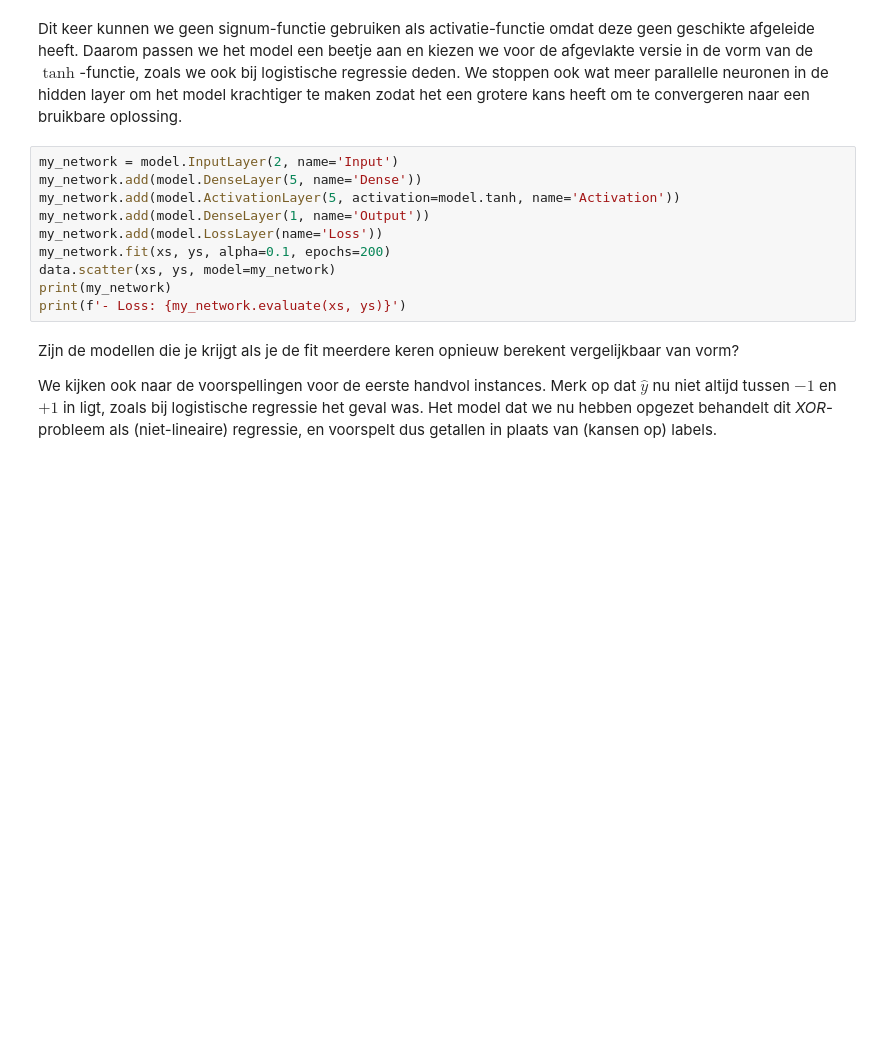
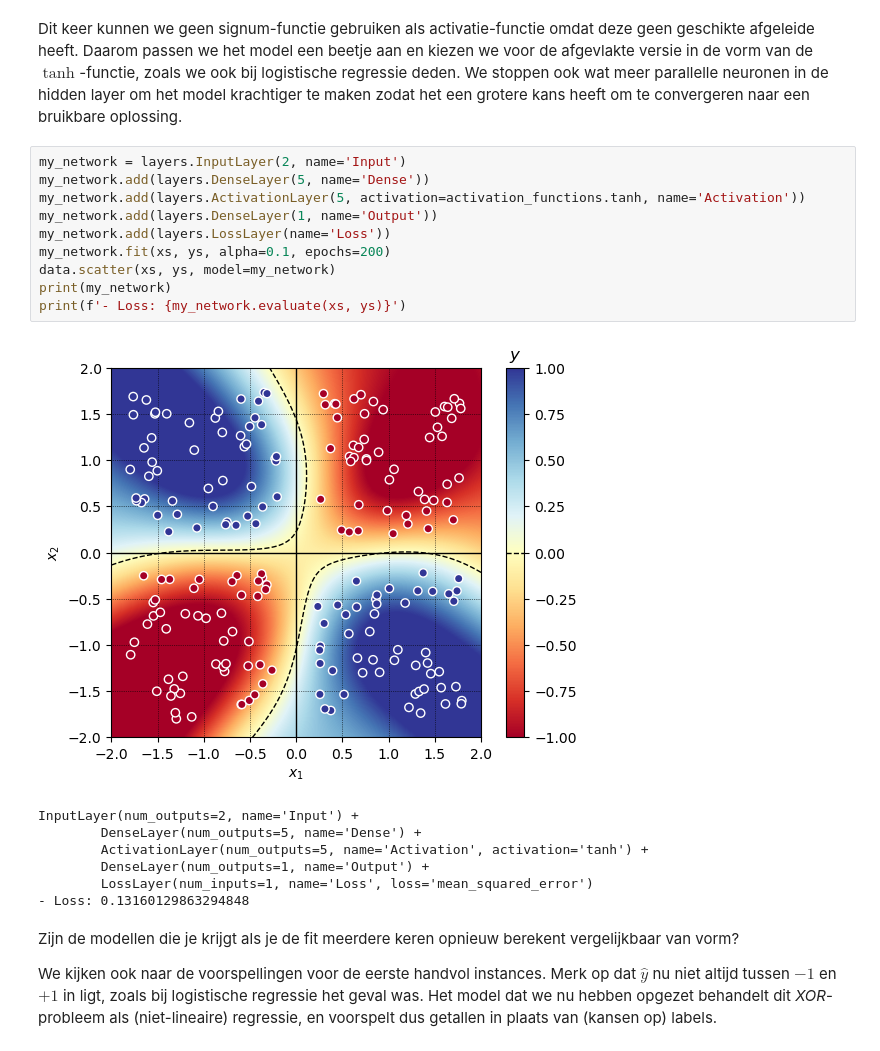
Before and after one commit to Vincent-Talen/Advanced-Datamining, a Jupyter notebook: Chapter03/Werkcollege_v2324-H3.ipynb, the cells around one changed output. Saved outputs shown, nothing was run; the diff lists cells and outputs as text; blank space fills up the shorter version.

```diff
--- a/Chapter03/Werkcollege_v2324-H3.ipynb
+++ b/Chapter03/Werkcollege_v2324-H3.ipynb
@@ -575,15 +575,23 @@ data.scatter(xs, ys)
 # %% [markdown]
 Dit keer kunnen we geen signum-functie gebruiken als activatie-functie omdat deze geen geschikte afgeleide heeft. Daarom passen we het model een beetje aan en kiezen we voor de afgevlakte versie in de vorm van de $\tanh$-functie, zoals we ook bij logistische regressie deden. We stoppen ook wat meer parallelle neuronen in de hidden layer om het model krachtiger te maken zodat het een grotere kans heeft om te convergeren naar een bruikbare oplossing.
 # %%
-my_network = model.InputLayer(2, name='Input')
-my_network.add(model.DenseLayer(5, name='Dense'))
-my_network.add(model.ActivationLayer(5, activation=model.tanh, name='Activation'))
-my_network.add(model.DenseLayer(1, name='Output'))
-my_network.add(model.LossLayer(name='Loss'))
+my_network = layers.InputLayer(2, name='Input')
+my_network.add(layers.DenseLayer(5, name='Dense'))
+my_network.add(layers.ActivationLayer(5, activation=activation_functions.tanh, name='Activation'))
+my_network.add(layers.DenseLayer(1, name='Output'))
+my_network.add(layers.LossLayer(name='Loss'))
 my_network.fit(xs, ys, alpha=0.1, epochs=200)
 data.scatter(xs, ys, model=my_network)
 print(my_network)
 print(f'- Loss: {my_network.evaluate(xs, ys)}')
+# %% [output]
+[figure, added]
+InputLayer(num_outputs=2, name='Input') +
+        DenseLayer(num_outputs=5, name='Dense') +
+        ActivationLayer(num_outputs=5, name='Activation', activation='tanh') +
+        DenseLayer(num_outputs=1, name='Output') +
+        LossLayer(num_inputs=1, name='Loss', loss='mean_squared_error')
+- Loss: 0.13160129863294848
 # %% [markdown]
 Zijn de modellen die je krijgt als je de fit meerdere keren opnieuw berekent vergelijkbaar van vorm?
 
```
Also changed, not shown: parts of 3 cells of this notebook, 2 other files.
